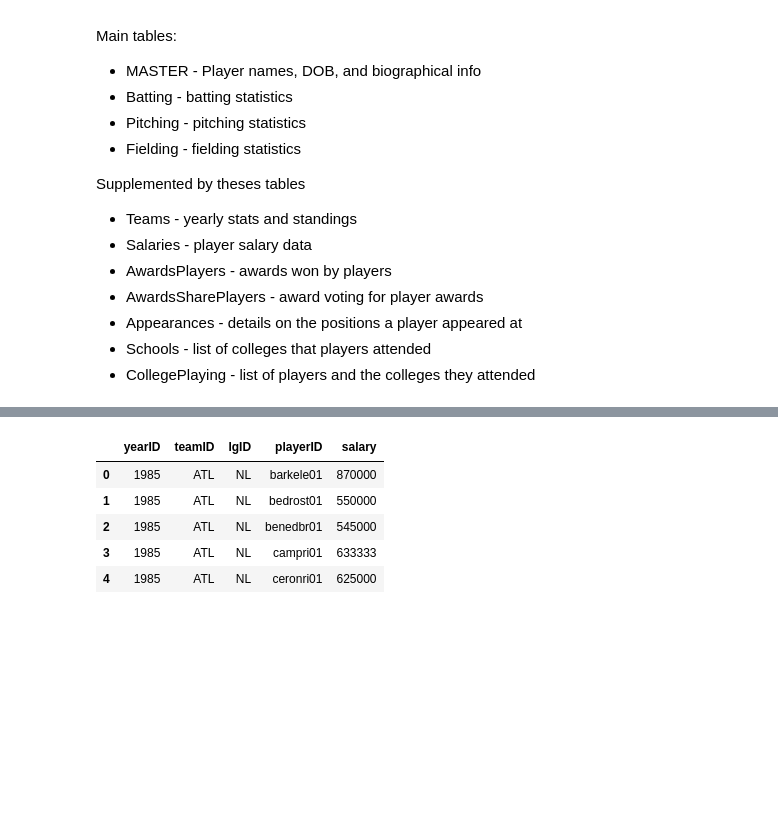
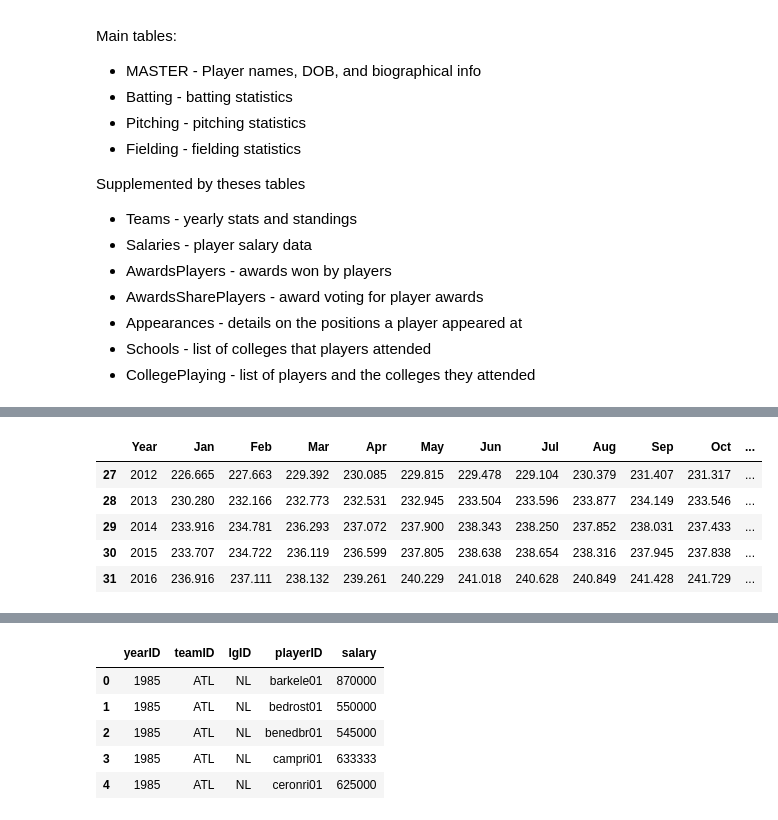
Before and after one commit to bcg0006/udc, a Jupyter notebook: baseball_data_analysis.ipynb, the cells around one changed output, grey strips where cells are left out. Drawn from its saved outputs; the diff is of its cells as text; code cells hidden in the pictures; blank space fills up the shorter version.

```diff
--- a/baseball_data_analysis.ipynb
+++ b/baseball_data_analysis.ipynb
@@ -58,0 +63,11 @@ collegePlaying = pd.read_csv('baseballdatabank-2017.1/core/CollegePlaying.csv')
+# %%
+cpi_data = pd.read_excel('cpi_usa_85_2016.xlsx', header=10, index_col=None)
+# %%
+cpi_data.tail()
+# %% [output]
+|  | Year | Jan | Feb | Mar | Apr | May | Jun | Jul | Aug | Sep | Oct | ... |
+| 27 | 2012 | 226.665 | 227.663 | 229.392 | 230.085 | 229.815 | 229.478 | 229.104 | 230.379 | 231.407 | 231.317 | ... |
+| 28 | 2013 | 230.280 | 232.166 | 232.773 | 232.531 | 232.945 | 233.504 | 233.596 | 233.877 | 234.149 | 233.546 | ... |
+| 29 | 2014 | 233.916 | 234.781 | 236.293 | 237.072 | 237.900 | 238.343 | 238.250 | 237.852 | 238.031 | 237.433 | ... |
+| 30 | 2015 | 233.707 | 234.722 | 236.119 | 236.599 | 237.805 | 238.638 | 238.654 | 238.316 | 237.945 | 237.838 | ... |
+| 31 | 2016 | 236.916 | 237.111 | 238.132 | 239.261 | 240.229 | 241.018 | 240.628 | 240.849 | 241.428 | 241.729 | ... |
```
Also changed, not shown: parts of 29 cells of this notebook.
